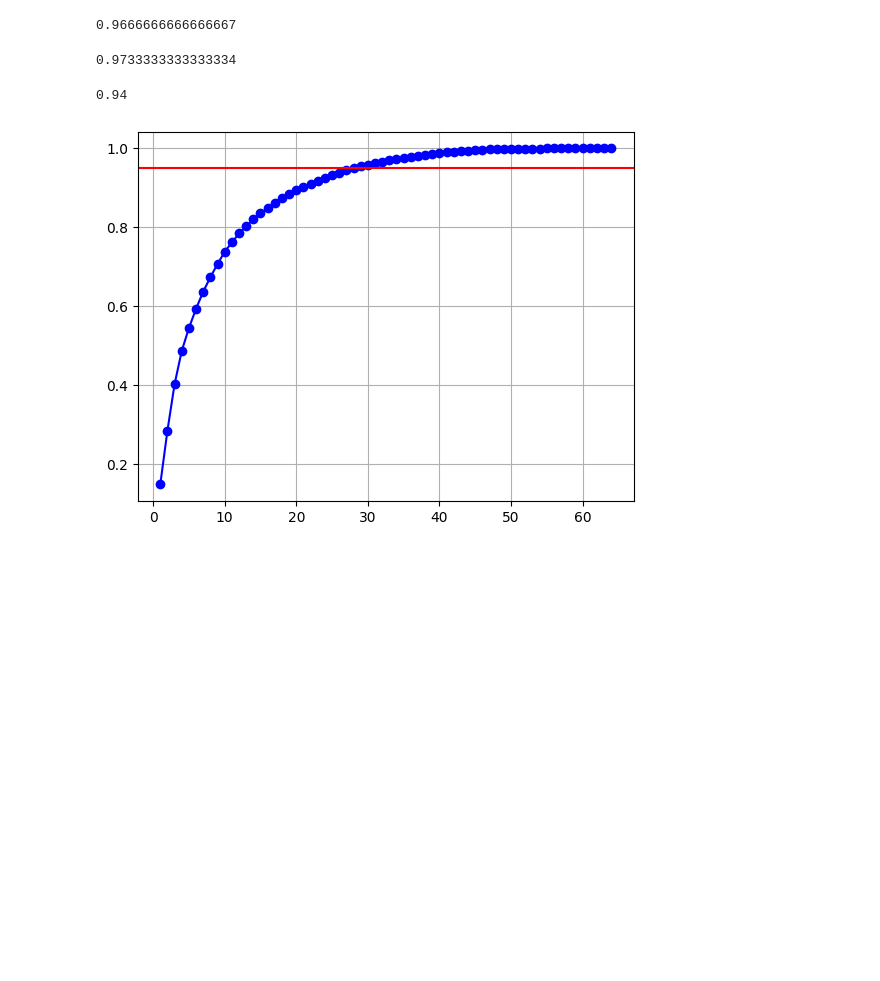
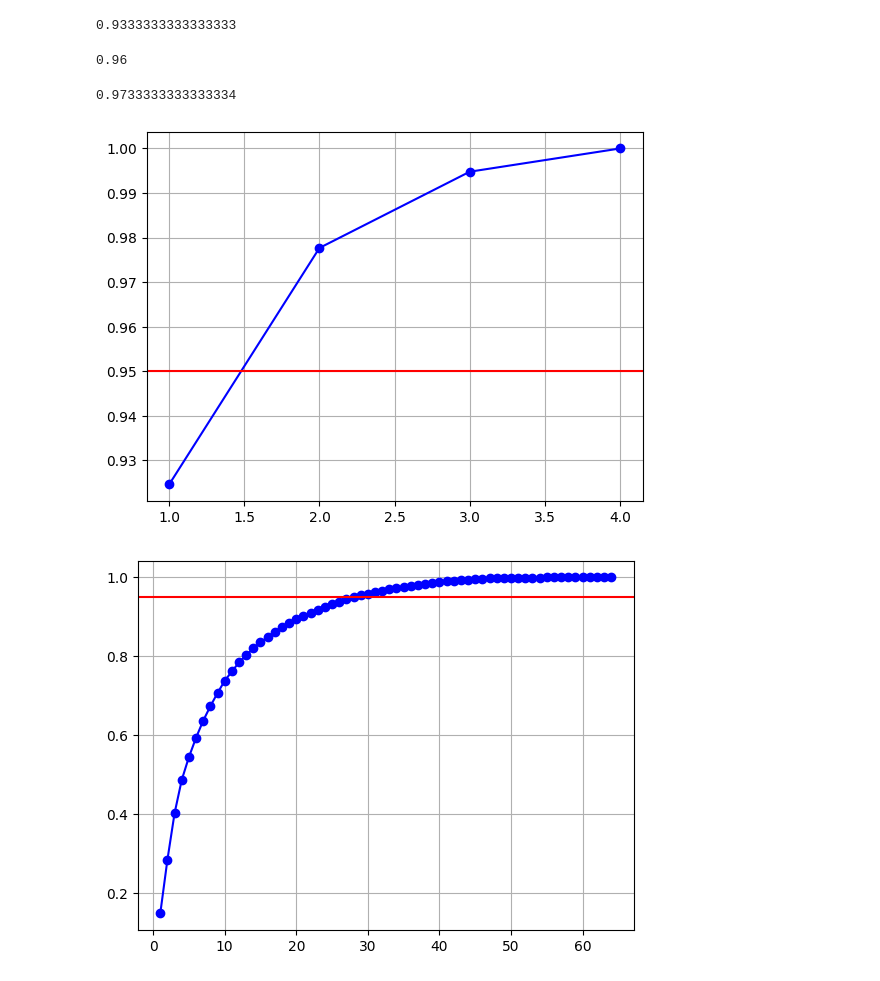
Before and after one commit to FuturisticLover123/labs, a Jupyter notebook: lab9/lab9.ipynb, the cells around one changed output. Saved outputs shown, nothing was run; the diff lists cells and outputs as text; code cells hidden in the pictures; blank space fills up the shorter version.

```diff
--- a/lab9/lab9.ipynb
+++ b/lab9/lab9.ipynb
@@ -9,6 +9,5 @@ import matplotlib.pyplot as plt
 import numpy as np
 x, y = make_regression(n_samples=10, n_features=10, noise=20, n_informative=2)
 # %%
-pca = PCA(n_components=5)
-pca.fit_transform(x)
+PCA(n_components=5).fit_transform(x)
 # %% [output]
@@ -25,12 +24,12 @@ array([[ 0.47681525, -1.94537703, -1.64063348,  0.84248548,  0.47185579],
 # %%
-class PCA:
-  def fit(self, x, y):
+class myPCA:
+  def fit(self, x):
     centered = x - np.mean(x, axis = 0)
     A = (1 / (x.shape[0] - 1)) * centered.T @ centered
     eigenvalues, eigenvectors = np.linalg.eig(A)
-    sorted_indices = np.argsort(eigenvalues)[::-1]
+    sorted_indices = np.argsort(eigenvalues.astype(float))[::-1]
 
-    self.c = eigenvalues[sorted_indices]
+    self.c = eigenvalues[sorted_indices].astype(float)
     self.vectors = eigenvectors[:, sorted_indices].T
     self.cs = np.cumsum(self.c / np.sum(self.c))
     return self
@@ -40,6 +39,10 @@ class PCA:
       return (x - np.mean(x, axis=0)) @ self.vectors[:components].T
     return (x - np.mean(x, axis=0)) @ self.vectors[:np.argmax(self.cs > p)].T
 
+  def fit_transform(self,x,  components:int=None, p=0.95):
+    self.fit(x)
+    return self.transform(x, components=components, p=p)
+
   def picture(self, p=0.95):
     plt.plot(np.arange(1, len(self.cs) + 1), self.cs, marker='o', linestyle='-', color='b')
     plt.axhline(y=p, color='r', linestyle='-')
@@ -69,3 +76,6 @@ from sklearn.metrics import accuracy_score
 iris = datasets.load_iris()
 x = iris.data
 y = iris.target
+# %%
+mypca = myPCA().fit(x)
+model = LogisticRegression(max_iter=1000)
@@ -72,6 +87,11 @@ y = iris.target
+# %%
+x1c = mypca.transform(x, components=1)
+cross_val_score(model, x1c, y, cv =5).mean()
+# %% [output]
+0.9333333333333333
 # %%
-x2c = PCA().fit(x, y).transform(x, components=2)
-LogisticRegression().fit(x2c, y).score(x2c, y)
+x2c = mypca.transform(x, components=2)
+cross_val_score(model, x2c, y, cv =5).mean()
 # %% [output]
-0.9666666666666667
+0.96
 # %%
@@ -80,7 +100,2 @@ LogisticRegression().fit(x3c, y).score(x3c, y)
 # %% [output]
 0.9733333333333334
-# %%
-x1c = PCA().fit(x, y).transform(x, components=1)
-LogisticRegression().fit(x1c, y).score(x1c, y)
-# %% [output]
-0.94
@@ -87,3 +104,7 @@ LogisticRegression().fit(x1c, y).score(x1c, y)
+# %%
+mypca.picture()
+# %% [output]
+[figure, added]
 # %%
 #task3
 # %%
```
Also changed, not shown: parts of 30 cells of this notebook.
